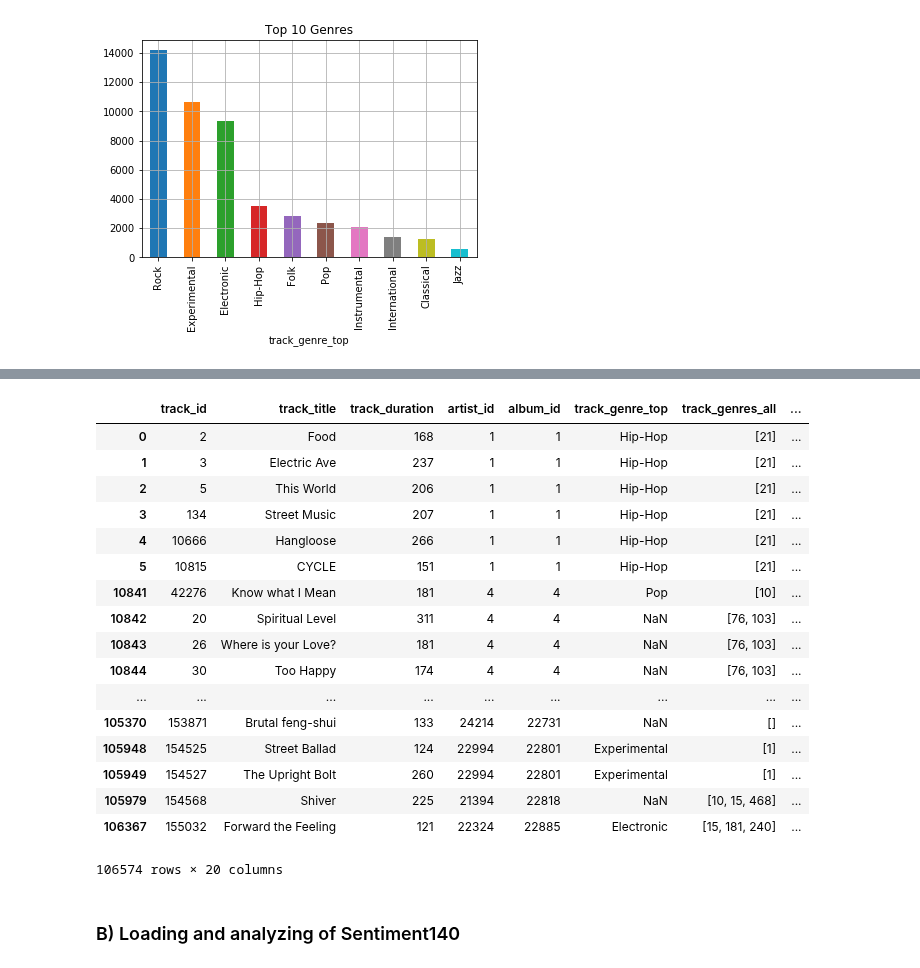
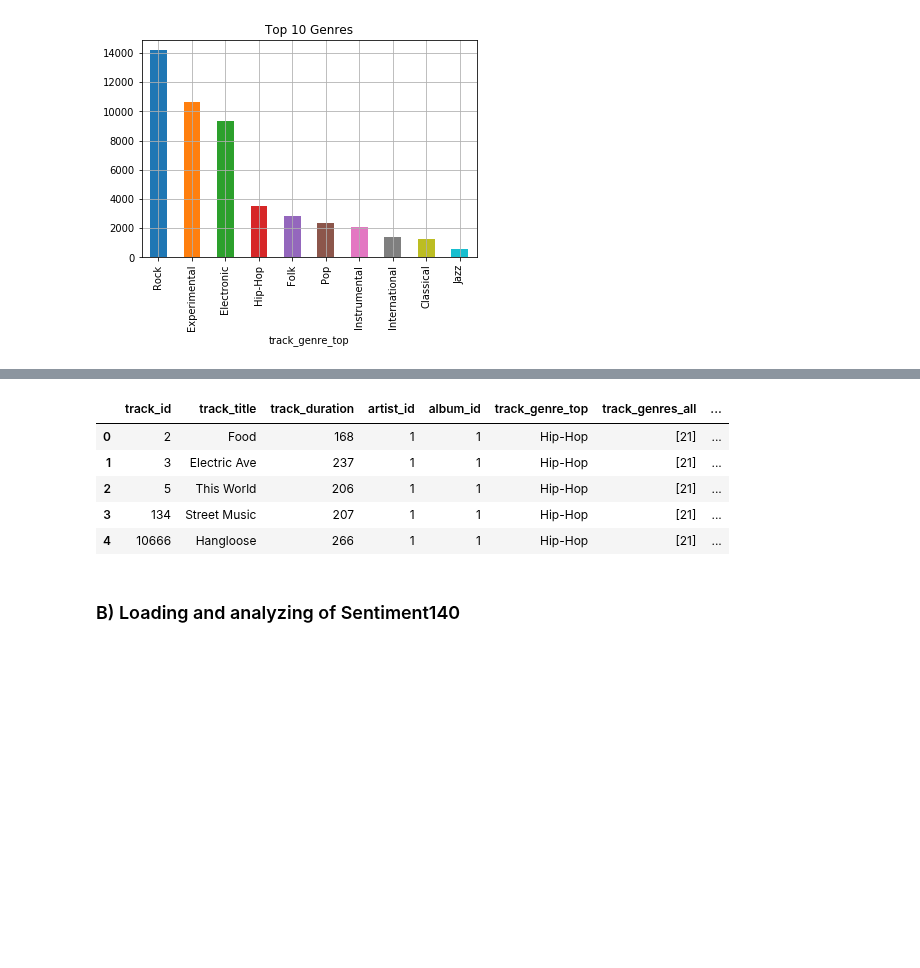
Before and after one commit to AndresMontero/Project, a Jupyter notebook: songs.ipynb, the cells around one changed output, grey strips where cells are left out. Cells and saved outputs as stored; diff of their text form; code cells hidden in the pictures; blank space fills up the shorter version.

```diff
--- a/songs.ipynb
+++ b/songs.ipynb
@@ -616,24 +640,12 @@ track_album.sort_values(by='album_date_released', ascending=False)
 # %%
-track_album.sort_values(by='album_date_created')
+track_album.sort_values(by='album_date_created').head()
 # %% [output]
 |  | track_id | track_title | track_duration | artist_id | album_id | track_genre_top | track_genres_all | ... |
 | 0 | 2 | Food | 168 | 1 | 1 | Hip-Hop | [21] | ... |
 | 1 | 3 | Electric Ave | 237 | 1 | 1 | Hip-Hop | [21] | ... |
 | 2 | 5 | This World | 206 | 1 | 1 | Hip-Hop | [21] | ... |
 | 3 | 134 | Street Music | 207 | 1 | 1 | Hip-Hop | [21] | ... |
 | 4 | 10666 | Hangloose | 266 | 1 | 1 | Hip-Hop | [21] | ... |
-| 5 | 10815 | CYCLE | 151 | 1 | 1 | Hip-Hop | [21] | ... |
-| 10841 | 42276 | Know what I Mean | 181 | 4 | 4 | Pop | [10] | ... |
-| 10842 | 20 | Spiritual Level | 311 | 4 | 4 | NaN | [76, 103] | ... |
-| 10843 | 26 | Where is your Love? | 181 | 4 | 4 | NaN | [76, 103] | ... |
-| 10844 | 30 | Too Happy | 174 | 4 | 4 | NaN | [76, 103] | ... |
-| ... | ... | ... | ... | ... | ... | ... | ... | ... |
-| 105370 | 153871 | Brutal feng-shui | 133 | 24214 | 22731 | NaN | [] | ... |
-| 105948 | 154525 | Street Ballad | 124 | 22994 | 22801 | Experimental | [1] | ... |
-| 105949 | 154527 | The Upright Bolt | 260 | 22994 | 22801 | Experimental | [1] | ... |
-| 105979 | 154568 | Shiver | 225 | 21394 | 22818 | NaN | [10, 15, 468] | ... |
-| 106367 | 155032 | Forward the Feeling | 121 | 22324 | 22885 | Electronic | [15, 181, 240] | ... |
-106574 rows × 20 columns
 # %% [markdown]
 ### B) Loading and analyzing of Sentiment140
 # %%
```
Also changed, not shown: parts of 12 cells of this notebook.
